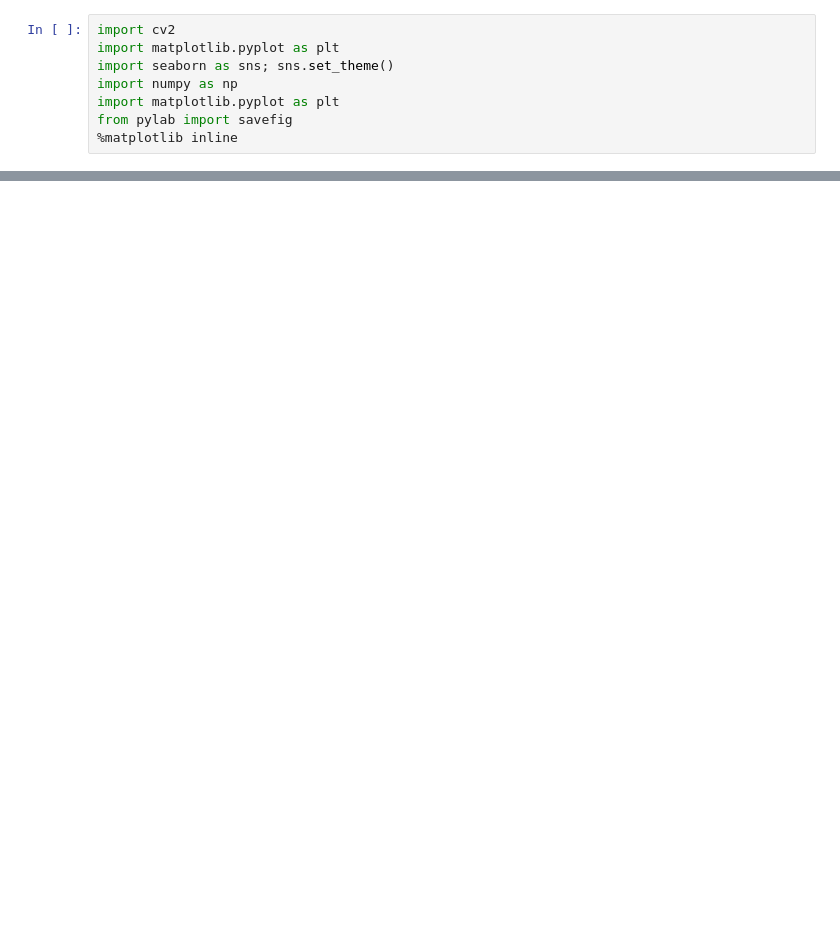
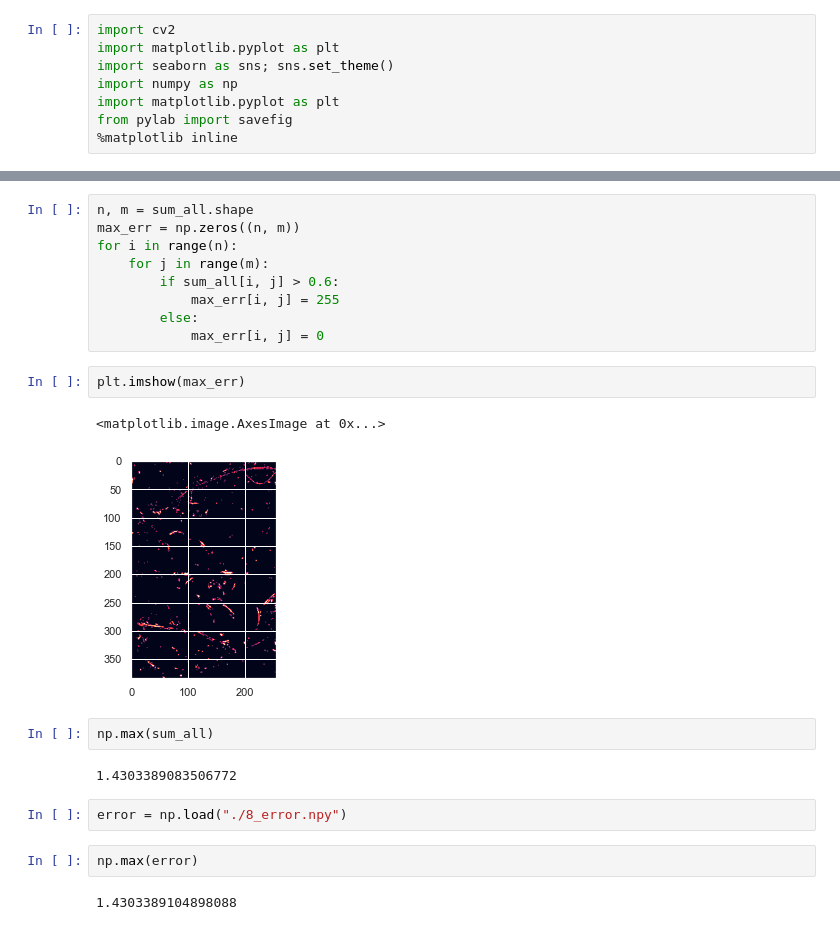
Before and after one commit to geoffroyO/sVae, a Jupyter notebook: src/img_test/test_results.ipynb, the cells around one changed output, grey strips where cells are left out. Cells and saved outputs as stored; diff of their text form; blank space fills up the shorter version.

```diff
--- a/src/img_test/test_results.ipynb
+++ b/src/img_test/test_results.ipynb
@@ -28,0 +29,24 @@ sns.heatmap(sum_all, center = np.mean(sum_all))
+# %%
+n, m = sum_all.shape
+max_err = np.zeros((n, m))
+for i in range(n):
+    for j in range(m):
+        if sum_all[i, j] > 0.6:
+            max_err[i, j] = 255
+        else:
+            max_err[i, j] = 0
+# %%
+plt.imshow(max_err)
+# %% [output]
+<matplotlib.image.AxesImage at 0x...>
+[figure, added]
+# %%
+np.max(sum_all)
+# %% [output]
+1.4303389083506772
+# %%
+error = np.load("./8_error.npy")
+# %%
+np.max(error)
+# %% [output]
+1.4303389104898088
```
Also changed, not shown: parts of 3 cells of this notebook, 1 other file.
